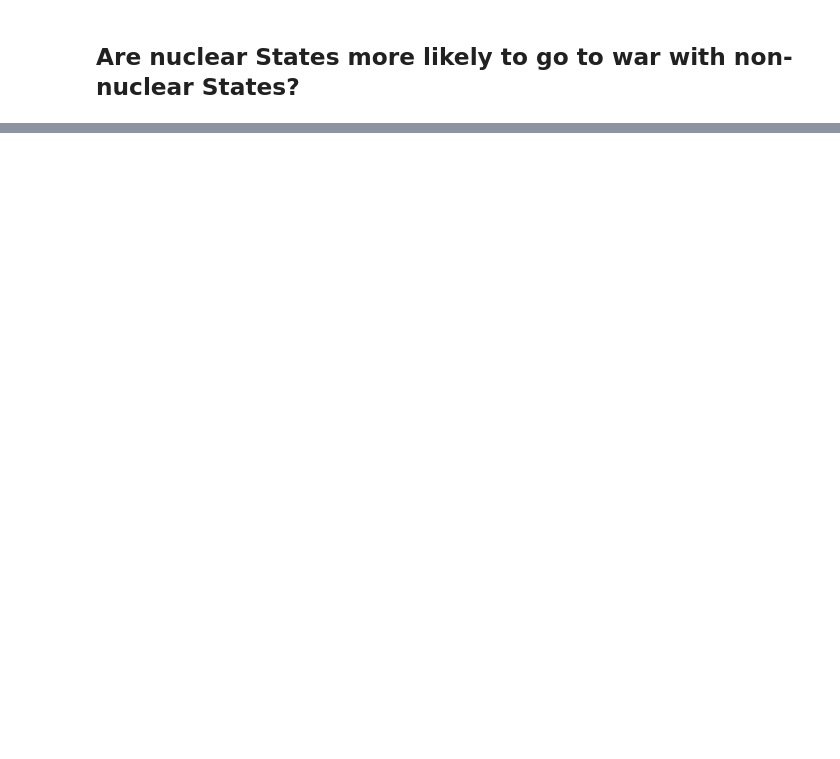
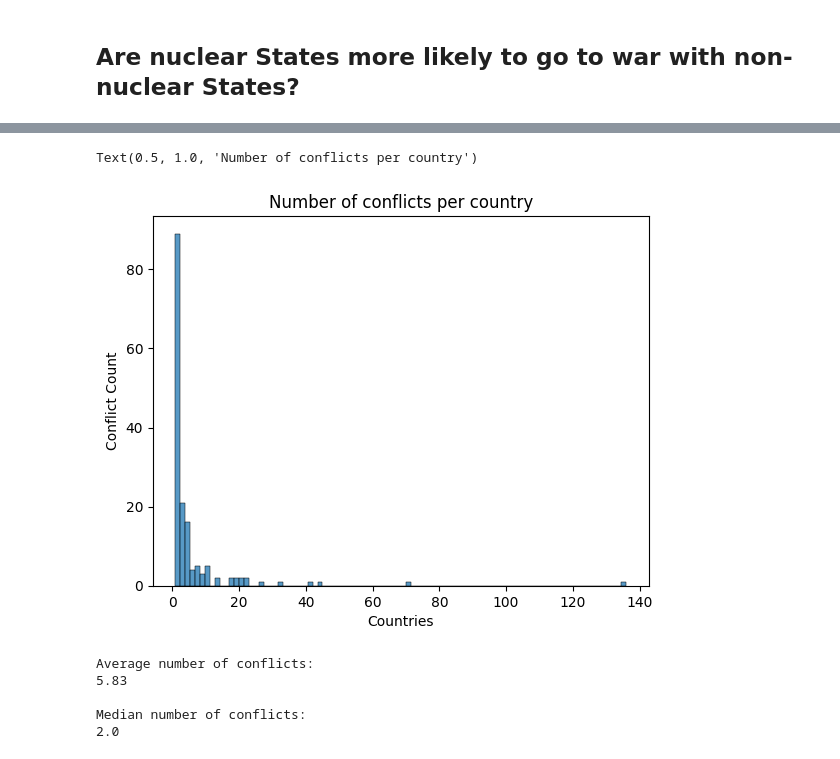
Before and after one commit to DennisRPaiva/ProjetoDatasets, a Jupyter notebook: nuclear_states_study.ipynb, the cells around one changed output, grey strips where cells are left out. Drawn from its saved outputs; the diff is of its cells as text; code cells hidden in the pictures; blank space fills up the shorter version.

```diff
--- a/nuclear_states_study.ipynb
+++ b/nuclear_states_study.ipynb
@@ -137,0 +170,3 @@ Apparent answer: Although nuclear states appear to not go to war more often than
+# %%
+violence_country_series = conflicts.groupby('Country')['Country'].count()
+display(violence_country_series, nuclear_nations)
@@ -137,0 +196,19 @@ Apparent answer: Although nuclear states appear to not go to war more often than
+# %%
+sns.histplot(data=violence_country_series, stat='count')
+plt.ylabel('Conflict Count')
+plt.xlabel('Countries')
+plt.title('Number of conflicts per country')
+# %% [output]
+Text(0.5, 1.0, 'Number of conflicts per country')
+[figure, added]
+# %%
+avg_conflict = round(violence_country_series.mean(), 2)
+median_conflict = round(violence_country_series.median(), 2)
+
+print(f'Average number of conflicts: \n{avg_conflict}\n\nMedian number of conflicts:\n{median_conflict}')
+# %% [output]
+Average number of conflicts:
+5.83
+
+Median number of conflicts:
+2.0
```
Also changed, not shown: parts of 18 cells of this notebook.
